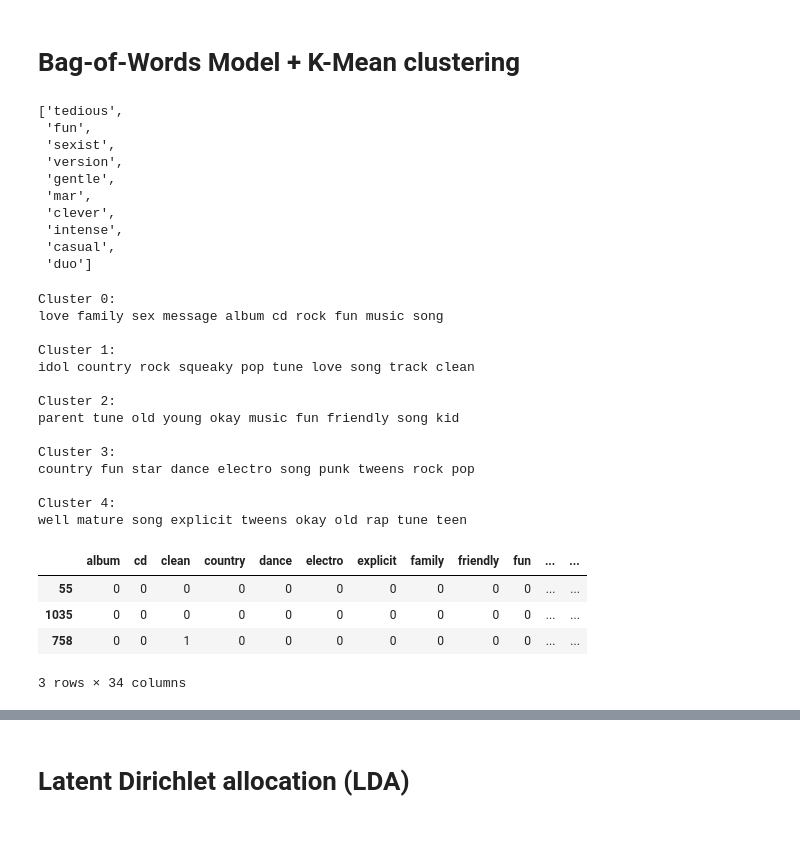
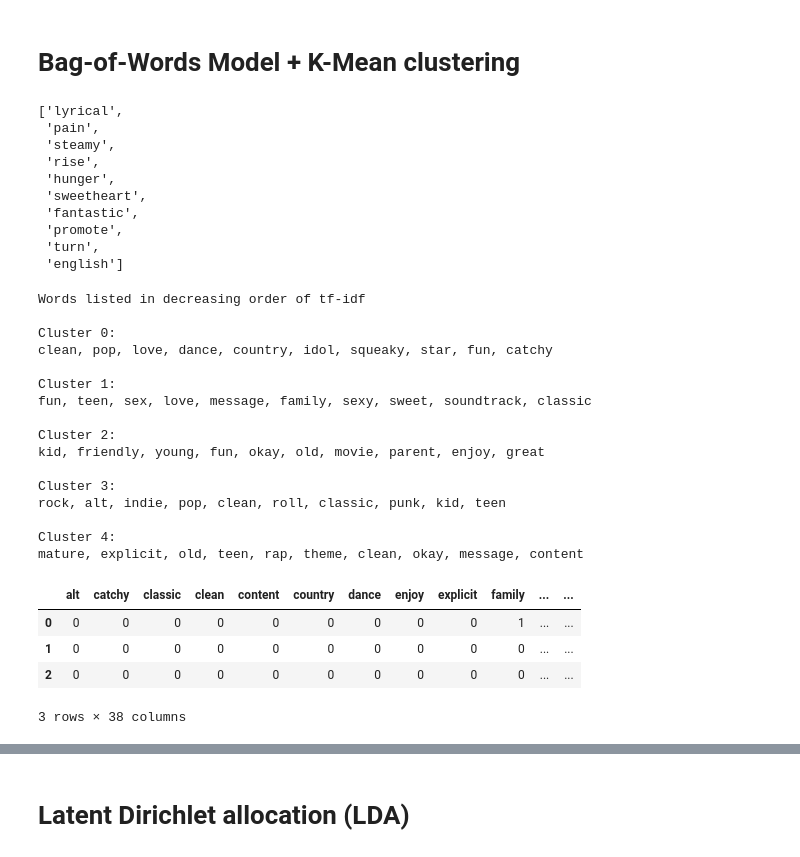
Before and after one commit to ncchen55414/ChildrenSongRecommendation, a Jupyter notebook: notebooks/2.3_NLP_Topic_Modeling_Using_Album_Description.ipynb, the cells around one changed output, grey strips where cells are left out. Saved outputs shown, nothing was run; the diff lists cells and outputs as text; code cells hidden in the pictures.

```diff
--- a/notebooks/2.3_NLP_Topic_Modeling_Using_Album_Description.ipynb
+++ b/notebooks/2.3_NLP_Topic_Modeling_Using_Album_Description.ipynb
@@ -24,3 +25,8 @@ Number of albums having description:  2206
 | 0 | Sesame Street: Halloween Collection | 2 | Toodler | Sesame Street | 2012 | Playful, not-so-spooky Halloween ... |
 | 1 | A Child's Celebration of Rock 'n'... | 2 | Toodler | Various Artists | 1996 | Songs to get toddlers and teens e... |
 | 2 | Wake up Jeff | 2 | Toodler | The Wiggles | 2000 | Songs and scenes certain to keep ... |
+# %%
+#df[df['Description'].apply(lambda x: 'clean' in x.lower())][['Age','Title','Description']]
+
+pd.set_option("max_colwidth", 150)
+df[df['Description'].str.contains('[C|c]lean', regex=True)][['Age','Title','Description']]
@@ -37,17 +57,16 @@ def my_lemmatizer(doc):
     return [ w.lemma_.lower() for w in nlp(doc_cleaned)
                       if w.lemma_ not in ['_', '.', '-PRON-'] ]
 
-stopwords = spacy.lang.en.stop_words.STOP_WORDS
+stopwords = spacy.lang.en.stop_words.STOP_WORDS.union(['song', 'album','cd', 'music', 'track','tune'])
 
 stopwords = set(my_lemmatizer(' '.join(list(stopwords))))
 # %% [markdown]
 # Bag-of-Words Model + K-Mean clustering
 # %%
 from sklearn.feature_extraction.text import CountVectorizer, TfidfTransformer
-max_features = 1000
 
-cv = CountVectorizer(tokenizer=my_lemmatizer, stop_words=stopwords,
-                     min_df=1, max_df=0.9, max_features=max_features)
+cv = CountVectorizer(tokenizer=my_lemmatizer, stop_words=stopwords, ngram_range=(1,1),
+                     min_df=2, max_df=0.95)
 counts = cv.fit_transform(df['Description'])
 
 tf = TfidfTransformer()
@@ -56,23 +75,23 @@ matrix = tf.fit_transform(counts)
 import random
 random.sample(list(cv.get_feature_names_out()), 10)    #random select 10 words from CountVectorizer
 # %% [output]
-['tedious',
- 'fun',
- 'sexist',
- 'version',
- 'gentle',
- 'mar',
- 'clever',
- 'intense',
- 'casual',
- 'duo']
+['lyrical',
+ 'pain',
+ 'steamy',
+ 'rise',
+ 'hunger',
+ 'sweetheart',
+ 'fantastic',
+ 'promote',
+ 'turn',
+ 'english']
 # %%
 from sklearn.cluster import KMeans
 number_of_clusters = 5
 
 kmc_5 = KMeans(n_clusters=number_of_clusters, n_init=3, random_state=117)  # random_state for consistency
 kmc_5.fit(matrix)
-kmc_5.cluster_centers_
+
 import numpy as np
 
 number_of_top_words = 10
@@ -82,34 +101,38 @@ terms = cv.get_feature_names_out()
 
 top_words = set()
 
+print ("Words listed in decreasing order of tf-idf \n")
+
 for i in range(number_of_clusters):
     print('Cluster {}: '.format(i))
-    print(' '.join([terms[k] for k in cluster_words[i][-number_of_top_words:]]),'\n')
+    print(', '.join([terms[k] for k in cluster_words[i][-number_of_top_words:]][::-1]),'\n')
     top_words = top_words.union([terms[k] for k in cluster_words[i][-number_of_top_words:]])
 
 top_words = sorted(list(top_words))
 # %% [output]
+Words listed in decreasing order of tf-idf
+
 Cluster 0:
-love family sex message album cd rock fun music song
+clean, pop, love, dance, country, idol, squeaky, star, fun, catchy
 
 Cluster 1:
-idol country rock squeaky pop tune love song track clean
+fun, teen, sex, love, message, family, sexy, sweet, soundtrack, classic
 
 Cluster 2:
-parent tune old young okay music fun friendly song kid
+kid, friendly, young, fun, okay, old, movie, parent, enjoy, great
 
 Cluster 3:
-country fun star dance electro song punk tweens rock pop
+rock, alt, indie, pop, clean, roll, classic, punk, kid, teen
 
 Cluster 4:
-well mature song explicit tweens okay old rap tune teen
+mature, explicit, old, teen, rap, theme, clean, okay, message, content
 # %%
 word_df = pd.DataFrame(counts.toarray(), columns=terms)[top_words]
 word_df['Cluster'] = kmc_5.labels_.tolist()
-word_df.sample(3)
+word_df.head(3)
 # %% [output]
-|  | album | cd | clean | country | dance | electro | explicit | family | friendly | fun | ... | ... |
-| 55 | 0 | 0 | 0 | 0 | 0 | 0 | 0 | 0 | 0 | 0 | ... | ... |
-| 1035 | 0 | 0 | 0 | 0 | 0 | 0 | 0 | 0 | 0 | 0 | ... | ... |
-| 758 | 0 | 0 | 1 | 0 | 0 | 0 | 0 | 0 | 0 | 0 | ... | ... |
+|  | alt | catchy | classic | clean | content | country | dance | enjoy | explicit | family | ... | ... |
+| 0 | 0 | 0 | 0 | 0 | 0 | 0 | 0 | 0 | 0 | 1 | ... | ... |
+| 1 | 0 | 0 | 0 | 0 | 0 | 0 | 0 | 0 | 0 | 0 | ... | ... |
+| 2 | 0 | 0 | 0 | 0 | 0 | 0 | 0 | 0 | 0 | 0 | ... | ... |
-3 rows × 34 columns
+3 rows × 38 columns
```
Also changed, not shown: parts of 28 cells of this notebook, 1 other file.
